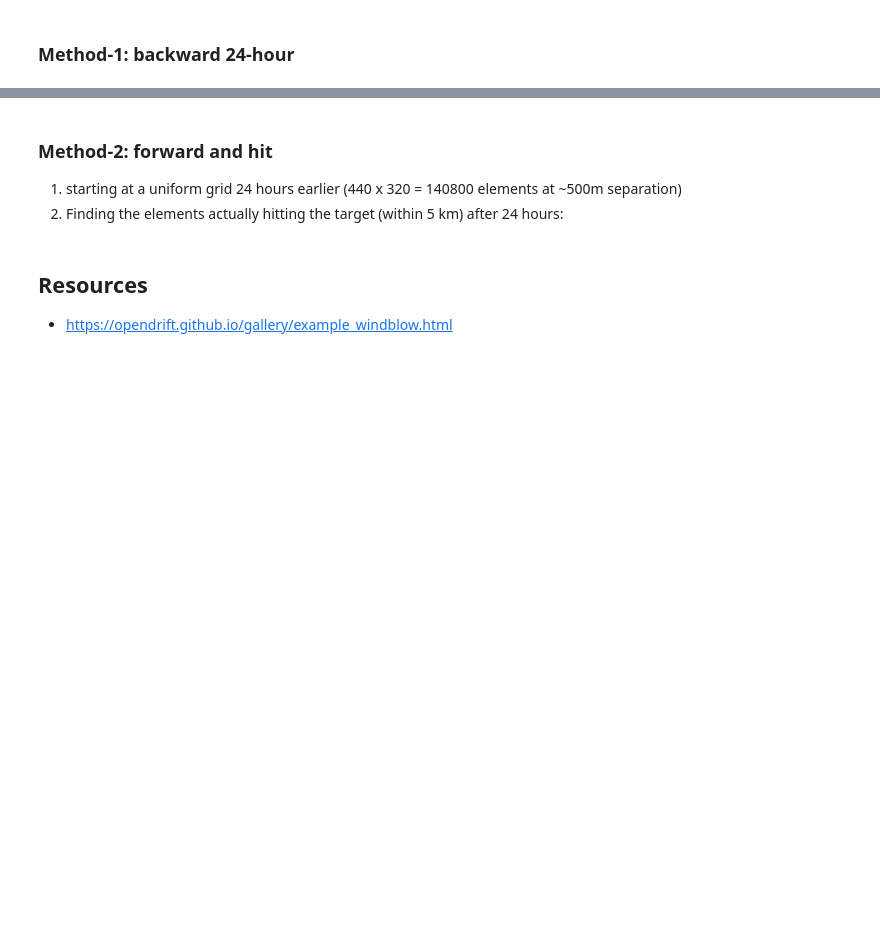
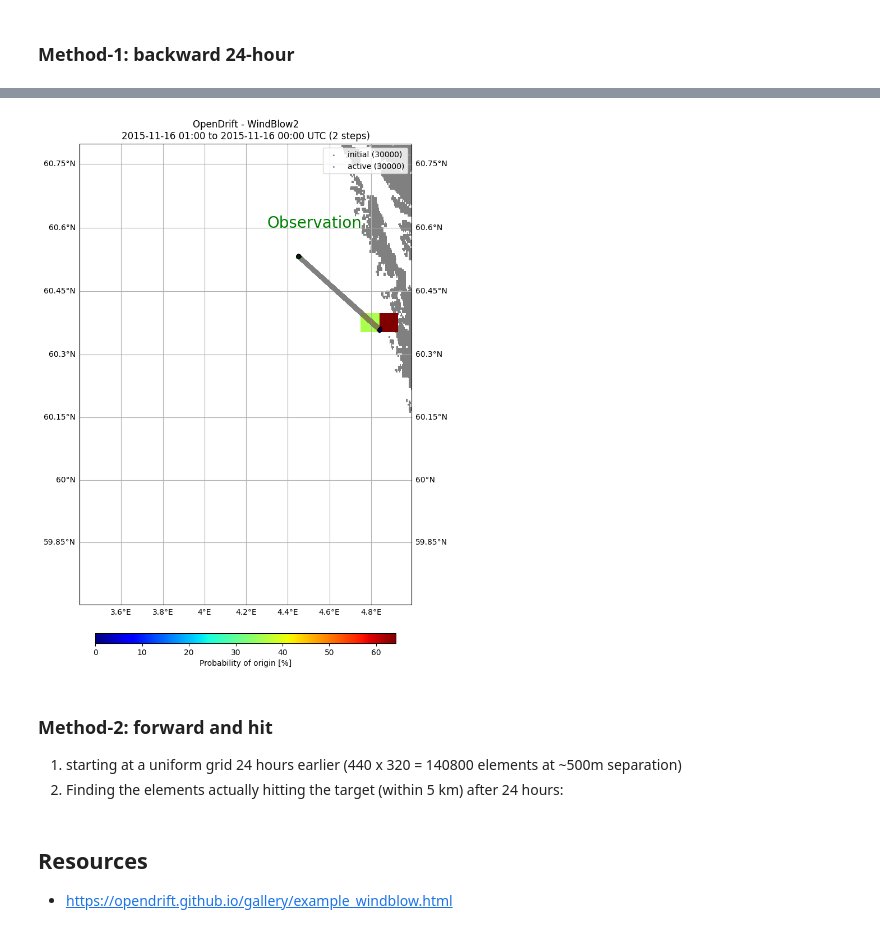
Before and after one commit to jacktang/paper_impls, a Jupyter notebook: diffusion/+drift/Wind_drift_diffusion.ipynb, the cells around one changed output, grey strips where cells are left out. Drawn from its saved outputs; the diff is of its cells as text; code cells hidden in the pictures; blank space fills up the shorter version.

```diff
--- a/diffusion/+drift/Wind_drift_diffusion.ipynb
+++ b/diffusion/+drift/Wind_drift_diffusion.ipynb
@@ -34,13 +238,15 @@ o.plot(buffer=.5, ocean_color='skyblue', land_color='burlywood')
 # %%
-o = Leeway(loglevel=50)
-reader_arome = reader_netCDF_CF_generic.Reader(o.test_data_folder() +
-    '16Nov2015_NorKyst_z_surface/arome_subset_16Nov2015.nc')
+# o = Leeway(loglevel=50)
+o = WindBlow2(loglevel=50)
+# reader_arome = reader_netCDF_CF_generic.Reader(o.test_data_folder() +
+#     '16Nov2015_NorKyst_z_surface/arome_subset_16Nov2015.nc')
+reader_arome = reader_netCDF_CF_generic.Reader('arome_subset_16Nov2015.nc')
 # reader_norkyst = reader_netCDF_CF_generic.Reader(o.test_data_folder() +
 #     '16Nov2015_NorKyst_z_surface/norkyst800_subset_16Nov2015.nc')
 o.add_reader([ #reader_norkyst,
               reader_arome])
 
-duration = timedelta(hours=24)
+duration = timedelta(hours=1)
 # start_time = reader_norkyst.start_time
 start_time = reader_arome.start_time
 end_time = start_time + duration
@@ -59,8 +265,8 @@ lons, lats = np.meshgrid(lons, lats)
 # %% [markdown]
 ### Method-1: backward 24-hour
 # %%
-o.seed_elements(lon=ilon, lat=ilat, radius=5000, radius_type='uniform', number=30000,
-                 time=end_time, object_type=object_type)
+# o.seed_elements(lon=ilon, lat=ilat, radius=5000, radius_type='uniform', number=30000, time=end_time, object_type=object_type)
+o.seed_elements(lon=ilon, lat=ilat, radius=500, radius_type='uniform', number=30000, time=end_time)
 o.run(duration=duration, time_step=-900, time_step_output=3600, outfile=outfile)
 od = opendrift.open_xarray(outfile)
 density_backwards = od.get_histogram(pixelsize_m=5000).isel(time=-1).isel(origin_marker=0)
@@ -69,3 +275,4 @@ density_backwards = density_backwards/density_backwards.sum()*100
 vmax = density_backwards.max()
 o.plot(background=density_backwards, clabel='Probability of origin [%]', text=text, corners=corners, fast=True, markersize=.5, lalpha=.02, vmin=0, vmax=vmax)
 os.remove(outfile)
+# %% [output]
@@ -72,3 +288,4 @@ os.remove(outfile)
+[figure, added]
 # %% [markdown]
 ### Method-2: forward and hit
 
```
Also changed, not shown: parts of 19 cells of this notebook, 2 other files.
